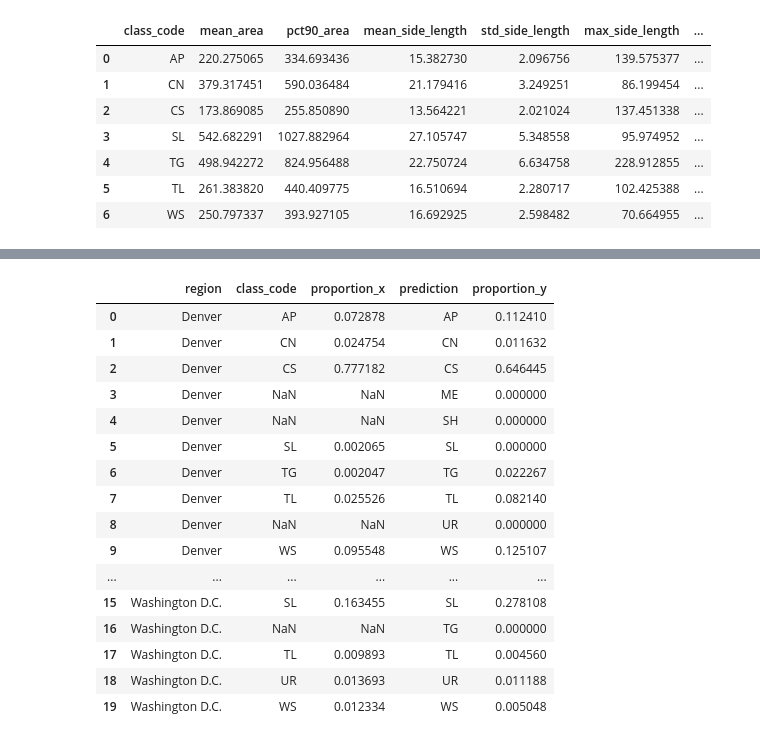
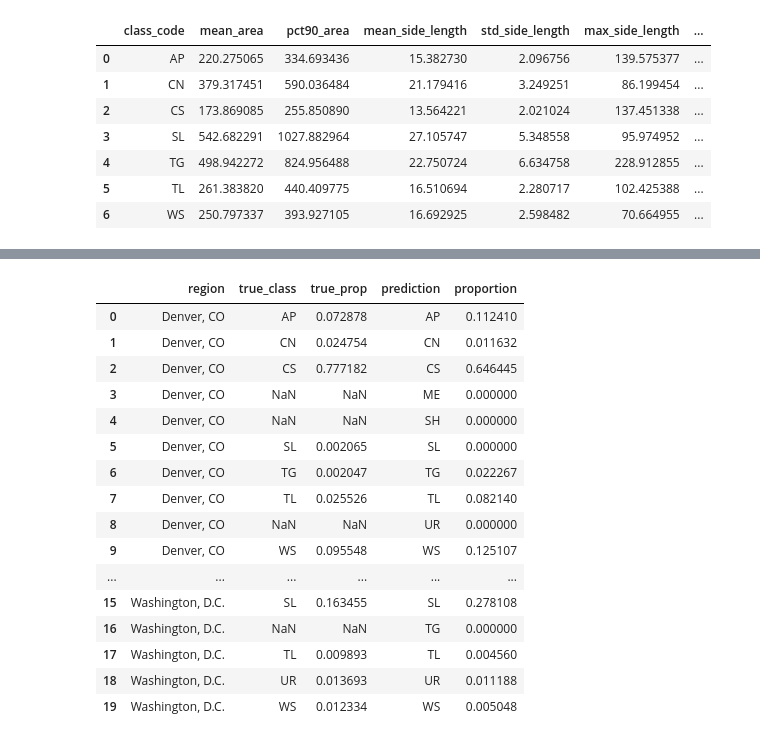
Before and after one commit to maxwellCcook/rooftop-mapping, a Jupyter notebook: code/_manuscript_figures.ipynb, the cells around one changed output, grey strips where cells are left out. Cells and saved outputs as stored; diff of their text form; code cells hidden in the pictures.

```diff
--- a/code/_manuscript_figures.ipynb
+++ b/code/_manuscript_figures.ipynb
@@ -505,9 +582,11 @@ class_counts
 # %%
-# load the labeled data
-dc_fp = os.path.join(projdir,'data/spatial/mod/dc_data/training/dc_data_reference_footprints.gpkg')
-denver_fp = os.path.join(projdir,'data/spatial/mod/denver_data/training/denver_data_reference_footprints.gpkg')
-dc_tr = gpd.read_file(dc_fp) # read the dc geopackage
-denver_tr = gpd.read_file(denver_fp)
-# check the table
-print(denver_tr.head())
+# merge and tidy the labeled training data
+df1 = dc_tr.drop(columns=["geometry"])
+df2 = denver_tr.drop(columns=["geometry"])
+df1["region"] = "Washington, D.C."
+df2["region"] = "Denver, CO"
+tr_df = pd.concat([df1, df2])
+train_counts = tr_df.groupby("region")["class_code"].value_counts(normalize=False).reset_index(name="true_prop")
+train_counts.rename(columns={'class_code': 'true_class'}, inplace=True)
+train_counts
 # %% [output]
@@ -527,9 +607,0 @@ print(denver_tr.head())
-# %%
-# Combine the datasets
-df1 = dc_tr.drop(columns=["geometry"])
-df2 = denver_tr.drop(columns=["geometry"])
-df1["region"] = "Washington D.C."
-df2["region"] = "Denver"
-tr_df = pd.concat([df1, df2])
-train_counts = tr_df.groupby("region")["class_code"].value_counts(normalize=True).reset_index(name="proportion")
-train_counts
@@ -552,27 +608,27 @@ train_counts
-# %%
-# merge the predicted counts and training data
-all_counts = pd.merge(
-    train_counts, class_counts,
-    left_on=["region", "class_code"],
-    right_on=["region", "prediction"],
-    how="outer"
-)
-all_counts
-# %% [output]
-|  | region | class_code | proportion_x | prediction | proportion_y |
-| 0 | Denver | AP | 0.072878 | AP | 0.112410 |
-| 1 | Denver | CN | 0.024754 | CN | 0.011632 |
-| 2 | Denver | CS | 0.777182 | CS | 0.646445 |
-| 3 | Denver | NaN | NaN | ME | 0.000000 |
-| 4 | Denver | NaN | NaN | SH | 0.000000 |
-| 5 | Denver | SL | 0.002065 | SL | 0.000000 |
-| 6 | Denver | TG | 0.002047 | TG | 0.022267 |
-| 7 | Denver | TL | 0.025526 | TL | 0.082140 |
-| 8 | Denver | NaN | NaN | UR | 0.000000 |
-| 9 | Denver | WS | 0.095548 | WS | 0.125107 |
-| ... | ... | ... | ... | ... | ... |
-| 15 | Washington D.C. | SL | 0.163455 | SL | 0.278108 |
-| 16 | Washington D.C. | NaN | NaN | TG | 0.000000 |
-| 17 | Washington D.C. | TL | 0.009893 | TL | 0.004560 |
-| 18 | Washington D.C. | UR | 0.013693 | UR | 0.011188 |
-| 19 | Washington D.C. | WS | 0.012334 | WS | 0.005048 |
+# %%
+# merge the predicted counts and training data
+all_counts = pd.merge(
+    train_counts, class_counts,
+    left_on=["region", "true_class"],
+    right_on=["region", "prediction"],
+    how="outer"
+)
+all_counts
+# %% [output]
+|  | region | true_class | true_prop | prediction | proportion |
+| 0 | Denver, CO | AP | 0.072878 | AP | 0.112410 |
+| 1 | Denver, CO | CN | 0.024754 | CN | 0.011632 |
+| 2 | Denver, CO | CS | 0.777182 | CS | 0.646445 |
+| 3 | Denver, CO | NaN | NaN | ME | 0.000000 |
+| 4 | Denver, CO | NaN | NaN | SH | 0.000000 |
+| 5 | Denver, CO | SL | 0.002065 | SL | 0.000000 |
+| 6 | Denver, CO | TG | 0.002047 | TG | 0.022267 |
+| 7 | Denver, CO | TL | 0.025526 | TL | 0.082140 |
+| 8 | Denver, CO | NaN | NaN | UR | 0.000000 |
+| 9 | Denver, CO | WS | 0.095548 | WS | 0.125107 |
+| ... | ... | ... | ... | ... | ... |
+| 15 | Washington, D.C. | SL | 0.163455 | SL | 0.278108 |
+| 16 | Washington, D.C. | NaN | NaN | TG | 0.000000 |
+| 17 | Washington, D.C. | TL | 0.009893 | TL | 0.004560 |
+| 18 | Washington, D.C. | UR | 0.013693 | UR | 0.011188 |
+| 19 | Washington, D.C. | WS | 0.012334 | WS | 0.005048 |
```
Also changed, not shown: parts of 28 cells of this notebook, 16 other files.
